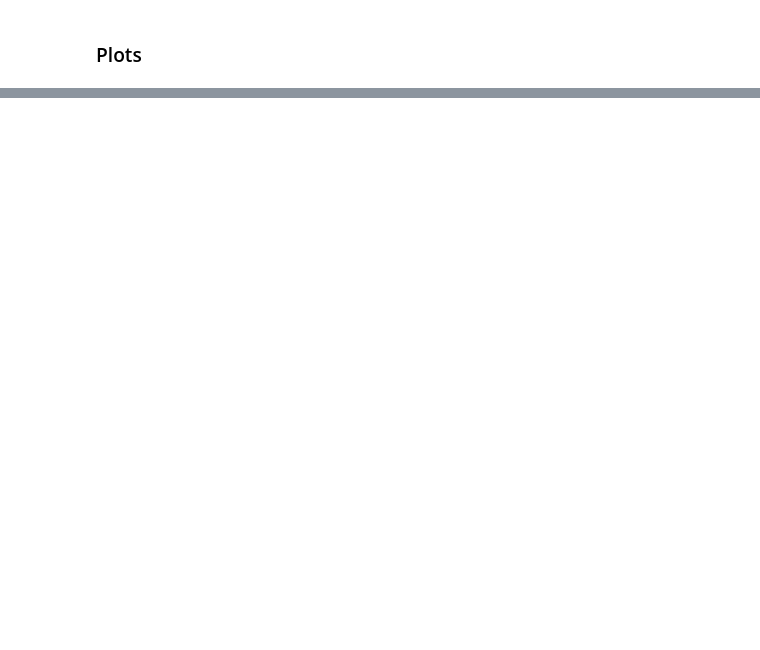
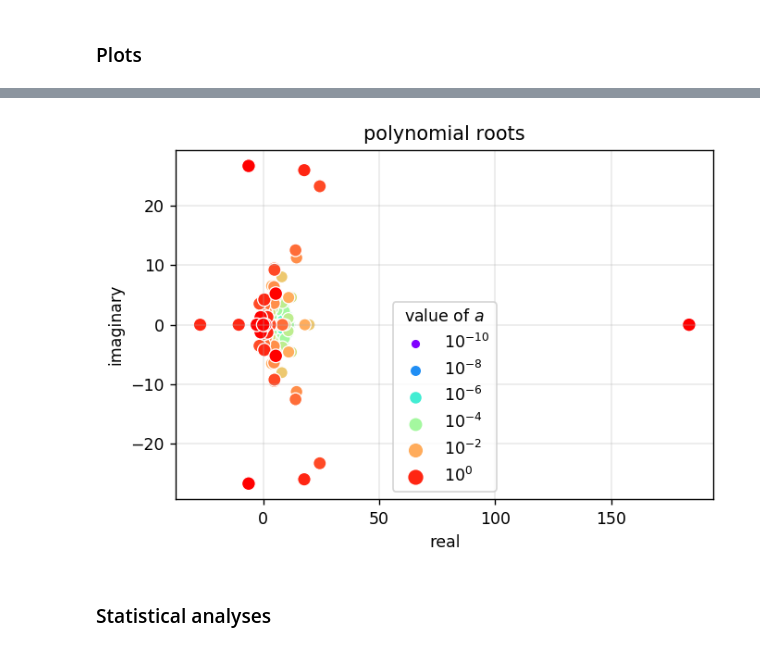
Before and after one commit to agnikumar/math-lab, a Jupyter notebook: perturbations/perturbed_polynomials.ipynb, the cells around one changed output, grey strips where cells are left out. Drawn from its saved outputs; the diff is of its cells as text; code cells hidden in the pictures; blank space fills up the shorter version.

```diff
--- a/perturbations/perturbed_polynomials.ipynb
+++ b/perturbations/perturbed_polynomials.ipynb
@@ -131,0 +142,13 @@ plt.show()
+# %%
+a_roots = []
+for a in a_vals:
+    trial_coeff = perturb_coeff(a, coeff_ck)
+    trial_roots = roots_perturb_coeff(trial_coeff) # all roots
+    a_roots.append(trial_roots)
+
+a_roots_df = pd.DataFrame(a_roots)
+a_roots_df.insert(0, 'a', a_vals)
+#a_roots_df.insert(0, 'a_exp', [float('-inf')] + a_exp)
+a_roots_df.insert(0, 'a_exp', [-math.inf] + a_exp)
+a_roots_df.insert(0, 'a_rounded', a_roots_df['a'].round(2))
+print(a_roots_df.shape)
@@ -131,0 +157,8 @@ plt.show()
+# %%
+a_roots_df_melt = pd.melt(a_roots_df, id_vars=['a', 'a_exp', 'a_rounded'], var_name='roots', value_name='values')
+a_roots_df_melt = a_roots_df_melt.sort_values(by=['a'])
+a_roots_df_melt['real'] = a_roots_df_melt['values'].real
+a_roots_df_melt['imaginary'] = a_roots_df_melt['values'].imag
+
+print(a_roots_df_melt.shape)
+a_roots_df_melt.head(200)
@@ -131,0 +185,20 @@ plt.show()
+# %%
+#a_roots_df_melt_nan = a_roots_df_melt.replace(-math.inf, -10.5) # np.nan, for legend to work
+a_roots_df_melt_nan = a_roots_df_melt.replace(-math.inf, np.nan)
+
+cmap = 'rainbow'
+#cmap = sns.color_palette('pastel', n_colors=22)
+roots_plot = sns.scatterplot(x='real', y='imaginary', data=a_roots_df_melt_nan,
+                             hue='a_exp', size='a_exp', legend='full', palette=cmap)
+
+handles, labels = roots_plot.get_legend_handles_labels()
+display_labels = [{int(float(label))} for label in labels[1::4]]
+roots_plot.legend(handles[1::4], ['$10^{}$'.format(label) for label in display_labels], title='value of $a$')
+roots_plot.set_title('polynomial roots')
+
+plt.grid(linestyle='-', linewidth=0.25)
+plt.show()
+# %% [output]
+[figure, added]
+# %% [markdown]
+### Statistical analyses
```
Also changed, not shown: parts of 13 cells of this notebook.
